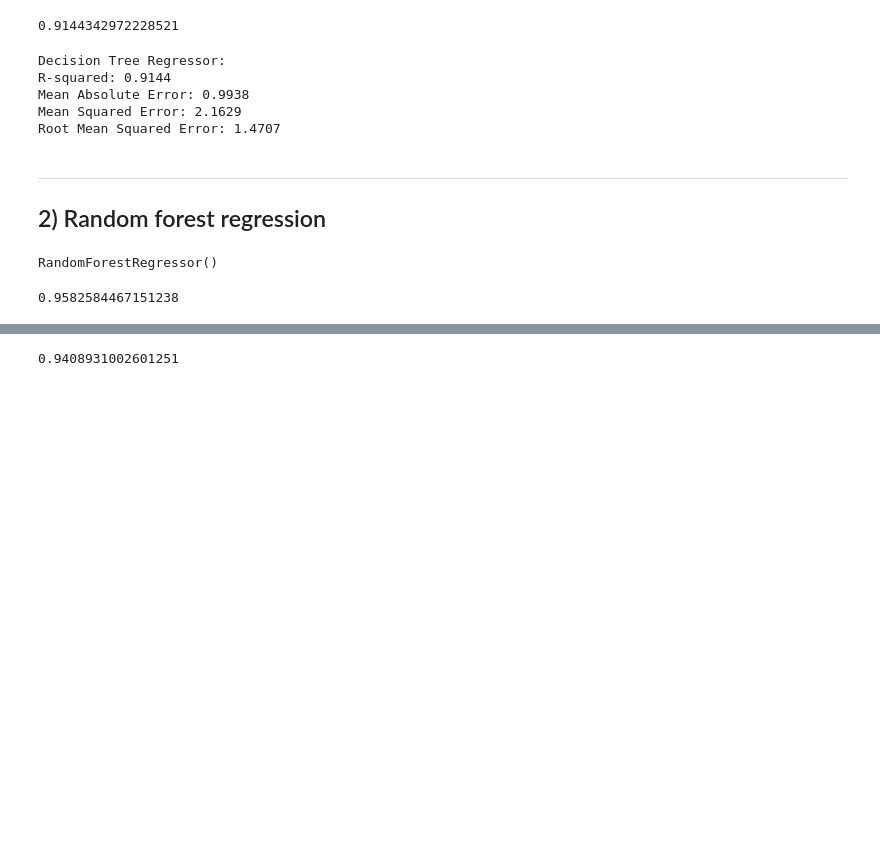
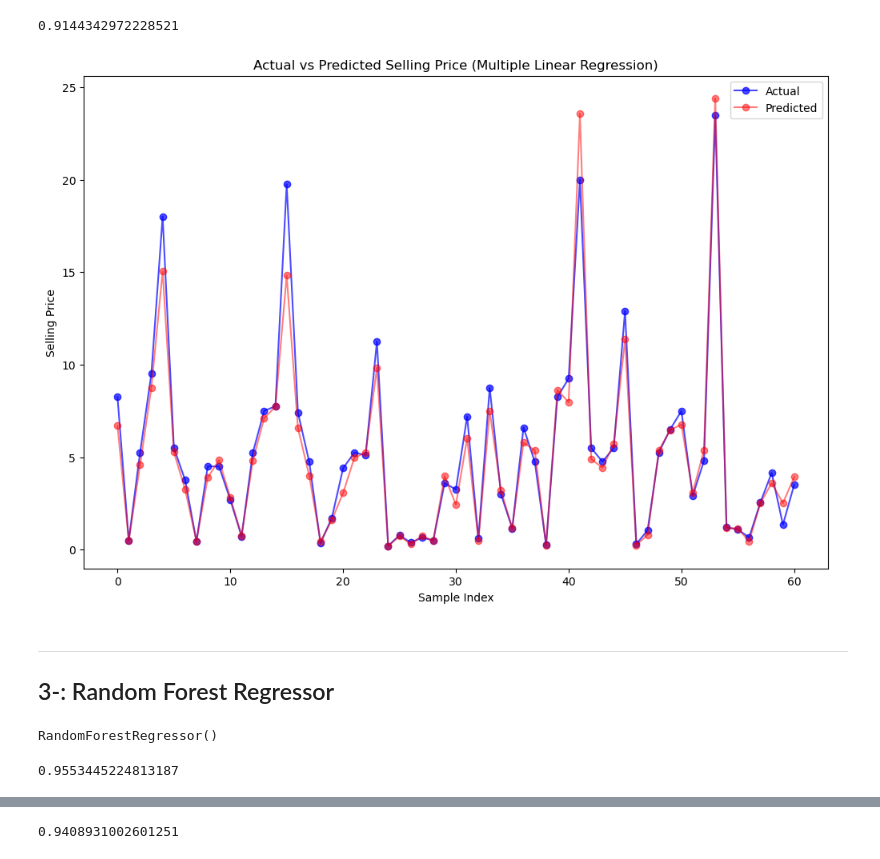
Before and after one commit to harishsemwal/CarPricePrediction, a Jupyter notebook: Used_car_price_prediction.ipynb, the cells around one changed output, grey strips where cells are left out. Cells and saved outputs as stored; diff of their text form; code cells hidden in the pictures; blank space fills up the shorter version.

```diff
--- a/Used_car_price_prediction.ipynb
+++ b/Used_car_price_prediction.ipynb
@@ -264,0 +267,6 @@ feature scaling is not applied for this specific business problem
+# %%
+# Initialize Linear Regression model
+regressor_mlr = LinearRegression()
+
+# Train the model
+regressor_mlr.fit(x_train, y_train)
@@ -284,23 +316,27 @@ rmse = np.sqrt(mse)
-# %%
-# Display results
-print("Decision Tree Regressor:")
-print(f"R-squared: {r2:.4f}")
-print(f"Mean Absolute Error: {mae:.4f}")
-print(f"Mean Squared Error: {mse:.4f}")
-print(f"Root Mean Squared Error: {rmse:.4f}")
-# %% [output]
-Decision Tree Regressor:
-R-squared: 0.9144
-Mean Absolute Error: 0.9938
-Mean Squared Error: 2.1629
-Root Mean Squared Error: 1.4707
-# %% [markdown]
-
-
----
-
-
-## 2) Random forest regression
+# %%
+# Plot actual vs predicted values with line plot
+plt.figure(figsize=(12, 8))
+
+# Plotting actual values
+plt.plot(y_test.values, marker='o', linestyle='-', color='blue', alpha=0.7, label='Actual')
+
+# Plotting predicted values
+plt.plot(y_pred, marker='o', linestyle='-', color='red', alpha=0.5, label='Predicted')
+
+plt.xlabel('Sample Index')
+plt.ylabel('Selling Price')
+plt.title('Actual vs Predicted Selling Price (Multiple Linear Regression)')
+plt.legend()
+plt.show()
+# %% [output]
+[figure, added]
+# %% [markdown]
+
+
+---
+
+
+## 3-: Random Forest Regressor
 # %%
 regressor_rf = RandomForestRegressor()
 regressor_rf.fit(x_train, y_train)
@@ -311,4 +347,4 @@ y_pred = regressor_rf.predict(x_test)
 # %%
 r2_score(y_test, y_pred)
 # %% [output]
-0.9582584467151238
+0.9553445224813187
```
Also changed, not shown: parts of 19 cells of this notebook.
